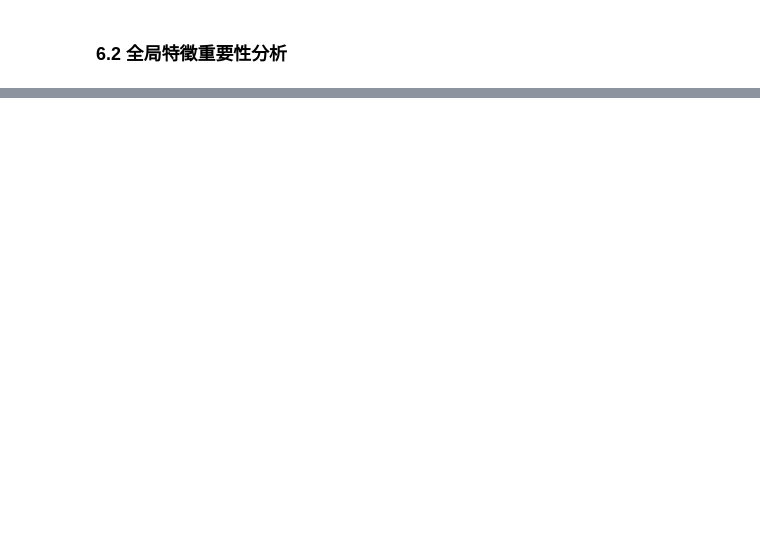
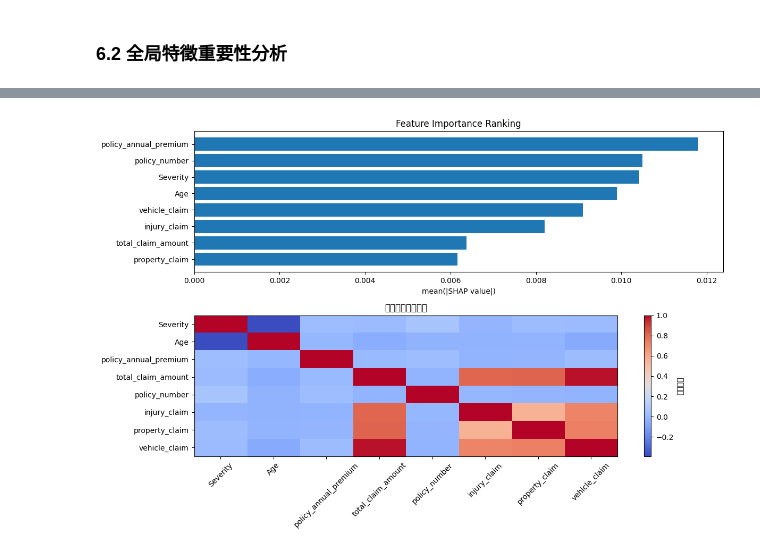
Before and after one commit to jonascheng/anomalyebook, a Jupyter notebook: 05_iforest-fraud-detection.ipynb, the cells around one changed output, grey strips where cells are left out. Cells and saved outputs as stored; diff of their text form; code cells hidden in the pictures; blank space fills up the shorter version.

```diff
--- a/05_iforest-fraud-detection.ipynb
+++ b/05_iforest-fraud-detection.ipynb
@@ -766,7 +766,7 @@ import shap
 
 # 準備 SHAP 解釋器
 # 注意：對於大數據集，我們使用樣本進行 SHAP 分析以提高效率
-sample_size = min(1000, len(data_scaled))
+sample_size = min(100, len(data_scaled))
 sample_indices = np.random.choice(len(data_scaled), sample_size, replace=False)
 data_sample = data_scaled[sample_indices]
 
@@ -778,26 +778,4 @@ explainer = shap.Explainer(main_model.decision_function, data_sample)
 shap_values = explainer(data_sample)
 
 print("SHAP 分析完成!")
-
-# 找出異常樣本在樣本中的索引
-anomaly_indices_in_sample = []
-sample_predictions = main_model.predict(data_sample)
-for i, pred in enumerate(sample_predictions):
-    if pred == -1:
-        anomaly_indices_in_sample.append(i)
-
-if len(anomaly_indices_in_sample) > 0:
-    print(f"樣本中發現 {len(anomaly_indices_in_sample)} 個異常點")
-
-    # 視覺化第一個異常樣本的 SHAP 值
-    first_anomaly_idx = anomaly_indices_in_sample[0]
-    print(f"分析第 {first_anomaly_idx} 個樣本的 SHAP 值")
-
-    # 瀑布圖 - 顯示單個預測的特徵貢獻
-    shap.plots.waterfall(shap_values[first_anomaly_idx], max_display=10)
-
-else:
-    print("樣本中沒有發現異常點，使用異常分數最低的樣本進行分析")
-    min_score_idx = np.argmin(explainer(data_sample).values.sum(axis=1))
-    shap.plots.waterfall(shap_values[min_score_idx], max_display=10)
 # %% [output]
@@ -865 +885,24 @@ plt.show()
+# %%
+# 4. 自定義視覺化 (特徵重要性總結圖)
+plt.figure(figsize=(12, 8))
+plt.subplot(2, 1, 1)
+plt.barh(range(len(importance_df)), importance_df['Importance'])
+plt.yticks(range(len(importance_df)), importance_df['Feature'])
+plt.xlabel('mean(|SHAP value|)')
+plt.title('Feature Importance Ranking')
+plt.gca().invert_yaxis()
+
+# 5. 相關性分析
+plt.subplot(2, 1, 2)
+correlation_matrix = data.corr()
+plt.imshow(correlation_matrix, cmap='coolwarm', aspect='auto')
+plt.colorbar(label='相關係數')
+plt.xticks(range(len(feature_names)), feature_names, rotation=45)
+plt.yticks(range(len(feature_names)), feature_names)
+plt.title('特徵間相關性熱圖')
+
+plt.tight_layout()
+plt.show()
+# %% [output]
+[figure, added]
 # %% [markdown]
```
Also changed, not shown: parts of 14 cells of this notebook.
